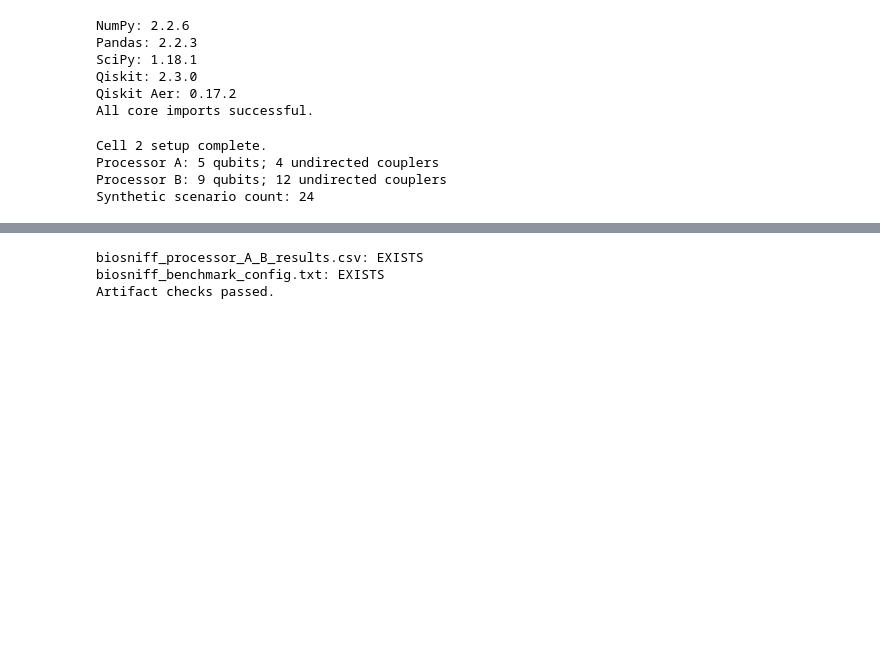
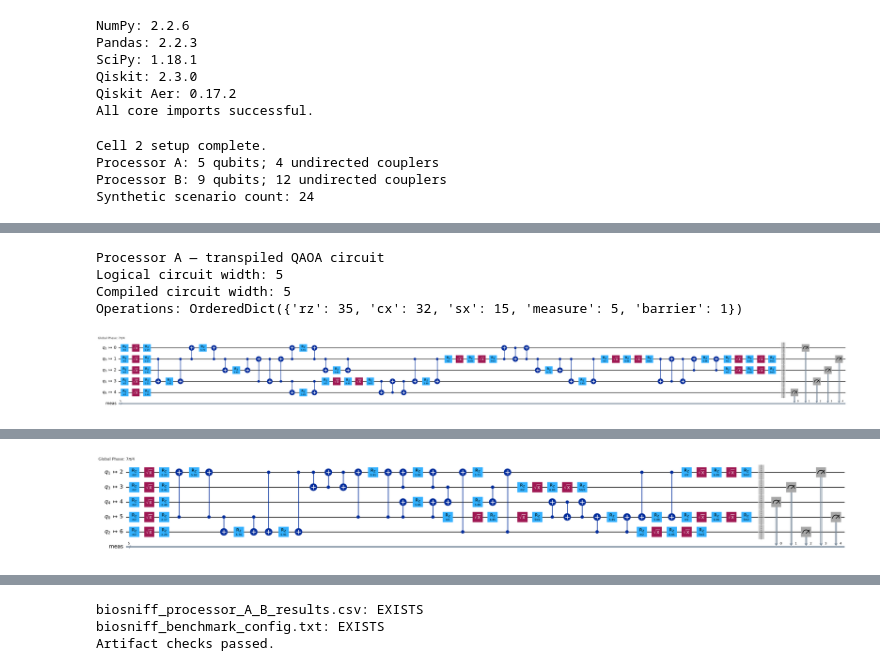
Before and after one commit to aimanarshiya/Bio-Sniff-Quantum-Optimization, a Jupyter notebook: notebooks/BioSniff_QAOA_Synthetic_Benchmark.ipynb, the cells around one changed output, grey strips where cells are left out. Saved outputs shown, nothing was run; the diff lists cells and outputs as text; code cells hidden in the pictures; blank space fills up the shorter version.

Commit message:
Add updated QAOA benchmark results and circuit diagrams

```diff
--- a/notebooks/BioSniff_QAOA_Synthetic_Benchmark.ipynb
+++ b/notebooks/BioSniff_QAOA_Synthetic_Benchmark.ipynb
@@ -791,0 +794,78 @@ Benchmark computation and plots complete.
+# %%
+# ============================================================
+# VISUALIZE AND EXPORT PROCESSOR A / PROCESSOR B QAOA CIRCUITS
+# ============================================================
+# Fair comparison: use the SAME five-candidate logical QAOA circuit
+# and the same optimized parameters, then transpile it to each topology.
+# These are simulated connectivity configurations, not physical devices.
+
+from pathlib import Path
+from IPython.display import display
+from qiskit.transpiler import CouplingMap
+import matplotlib.pyplot as plt
+
+circuit_output_dir = Path("/content/results/images")
+circuit_output_dir.mkdir(parents=True, exist_ok=True)
+
+# Build one logical QAOA circuit from the five-candidate problem.
+logical_qaoa_5 = qaoa_circuit(
+    Q5, params5[0], params5[1], measure=True
+)
+
+# Processor A: 5-qubit coupling map.
+map_a = CouplingMap(couplinglist=COUPLING_A)
+map_a.make_symmetric()
+qaoa_processor_a = transpile(
+    logical_qaoa_5,
+    basis_gates=BASIS_GATES,
+    coupling_map=map_a,
+    optimization_level=1,
+    seed_transpiler=SEED
+)
+
+# Processor B: 9-qubit coupling map, using the same 5-qubit logical problem.
+map_b = CouplingMap(couplinglist=COUPLING_B)
+map_b.make_symmetric()
+qaoa_processor_b = transpile(
+    logical_qaoa_5,
+    basis_gates=BASIS_GATES,
+    coupling_map=map_b,
+    optimization_level=1,
+    seed_transpiler=SEED
+)
+
+print("Processor A — transpiled QAOA circuit")
+print("Logical circuit width:", logical_qaoa_5.num_qubits)
+print("Compiled circuit width:", qaoa_processor_a.num_qubits)
+print("Operations:", qaoa_processor_a.count_ops())
+fig_a = qaoa_processor_a.draw(output="mpl", fold=100, idle_wires=False)
+display(fig_a)
+path_a = circuit_output_dir / "processor_a_qaoa_circuit.png"
+fig_a.savefig(path_a, dpi=200, bbox_inches="tight")
+plt.close(fig_a)
+
+print("Processor B — transpiled QAOA circuit (same five-candidate problem)")
+print("Logical circuit width:", logical_qaoa_5.num_qubits)
+print("Compiled circuit width:", qaoa_processor_b.num_qubits)
+print("Operations:", qaoa_processor_b.count_ops())
+fig_b = qaoa_processor_b.draw(output="mpl", fold=100, idle_wires=False)
+display(fig_b)
+path_b = circuit_output_dir / "processor_b_qaoa_circuit.png"
+fig_b.savefig(path_b, dpi=200, bbox_inches="tight")
+plt.close(fig_b)
+
+print("\nCircuit diagrams saved:")
+print(path_a)
+print(path_b)
+print("Copy these PNG files into your repository at results/images/.")
+
+# Download both images from Colab.
+from google.colab import files
+files.download(str(path_a))
+files.download(str(path_b))
+# %% [output]
+Processor A — transpiled QAOA circuit
+Logical circuit width: 5
+Compiled circuit width: 5
+Operations: OrderedDict({'rz': 35, 'cx': 32, 'sx': 15, 'measure': 5, 'barrier': 1})
+[figure, added]
@@ -791,0 +876 @@ Benchmark computation and plots complete.
+[figure, added]
```
Also changed, not shown: parts of 4 cells of this notebook, 6 other files.
